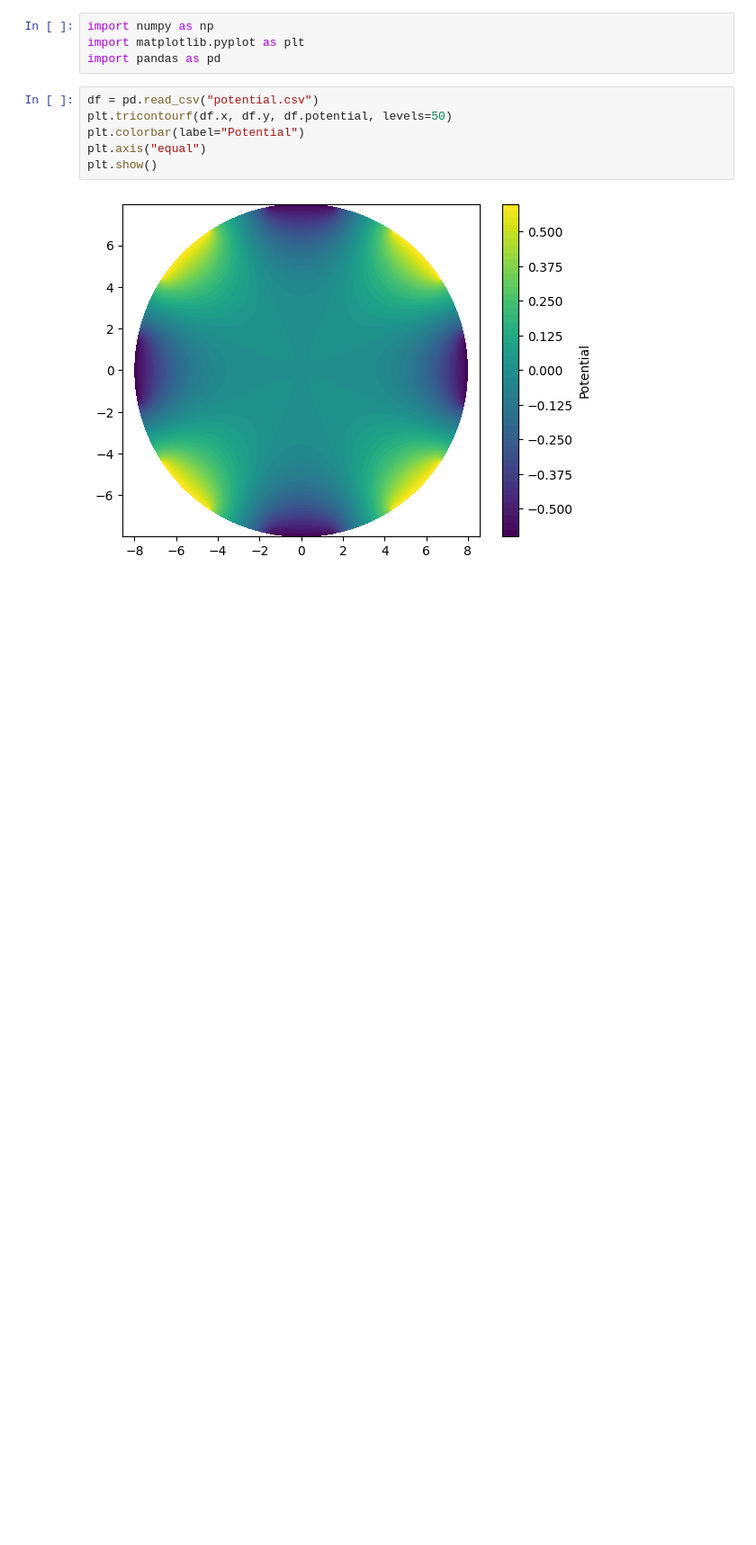
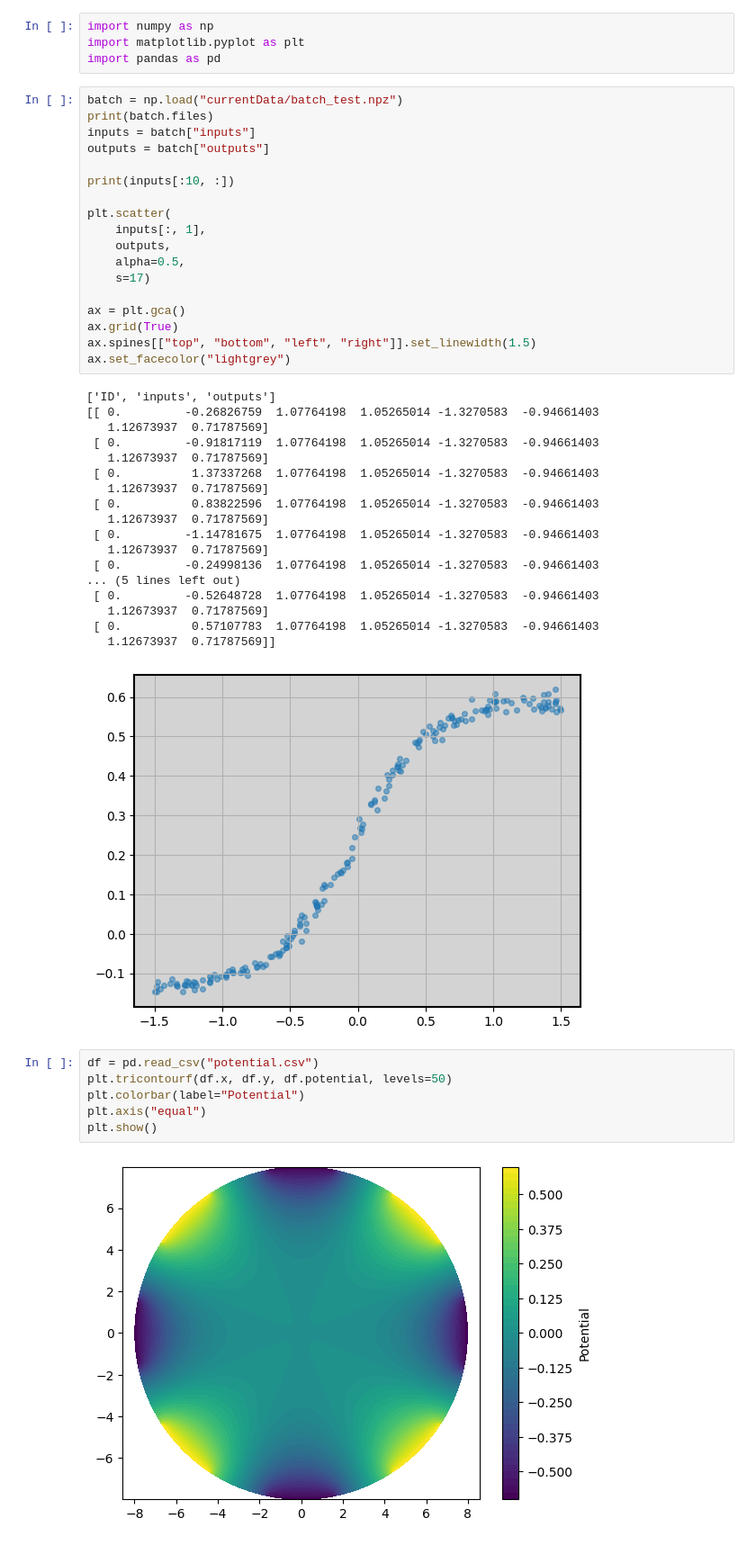
Before and after one commit to jwass1997/KMC_V1.1, a Jupyter notebook: test.ipynb, the cells around one changed output. Shown at 90% size. Saved outputs shown, nothing was run; the diff lists cells and outputs as text; blank space fills up the shorter version.

```diff
--- a/test.ipynb
+++ b/test.ipynb
@@ -2,6 +2,43 @@
 import numpy as np
 import matplotlib.pyplot as plt
 import pandas as pd
+# %%
+batch = np.load("currentData/batch_test.npz")
+print(batch.files)
+inputs = batch["inputs"]
+outputs = batch["outputs"]
+
+print(inputs[:10, :])
+
+plt.scatter(
+    inputs[:, 1],
+    outputs,
+    alpha=0.5,
+    s=17)
+
+ax = plt.gca()
+ax.grid(True)
+ax.spines[["top", "bottom", "left", "right"]].set_linewidth(1.5)
+ax.set_facecolor("lightgrey")
+# %% [output]
+['ID', 'inputs', 'outputs']
+[[ 0.         -0.26826759  1.07764198  1.05265014 -1.3270583  -0.94661403
+   1.12673937  0.71787569]
+ [ 0.         -0.91817119  1.07764198  1.05265014 -1.3270583  -0.94661403
+   1.12673937  0.71787569]
+ [ 0.          1.37337268  1.07764198  1.05265014 -1.3270583  -0.94661403
+   1.12673937  0.71787569]
+ [ 0.          0.83822596  1.07764198  1.05265014 -1.3270583  -0.94661403
+   1.12673937  0.71787569]
+ [ 0.         -1.14781675  1.07764198  1.05265014 -1.3270583  -0.94661403
+   1.12673937  0.71787569]
+ [ 0.         -0.24998136  1.07764198  1.05265014 -1.3270583  -0.94661403
+... (5 lines left out)
+ [ 0.         -0.52648728  1.07764198  1.05265014 -1.3270583  -0.94661403
+   1.12673937  0.71787569]
+ [ 0.          0.57107783  1.07764198  1.05265014 -1.3270583  -0.94661403
+   1.12673937  0.71787569]]
+[figure, added]
 # %%
 df = pd.read_csv("potential.csv")
 plt.tricontourf(df.x, df.y, df.potential, levels=50)
```
Also changed, not shown: parts of 1 cell of this notebook, 10 other files.
